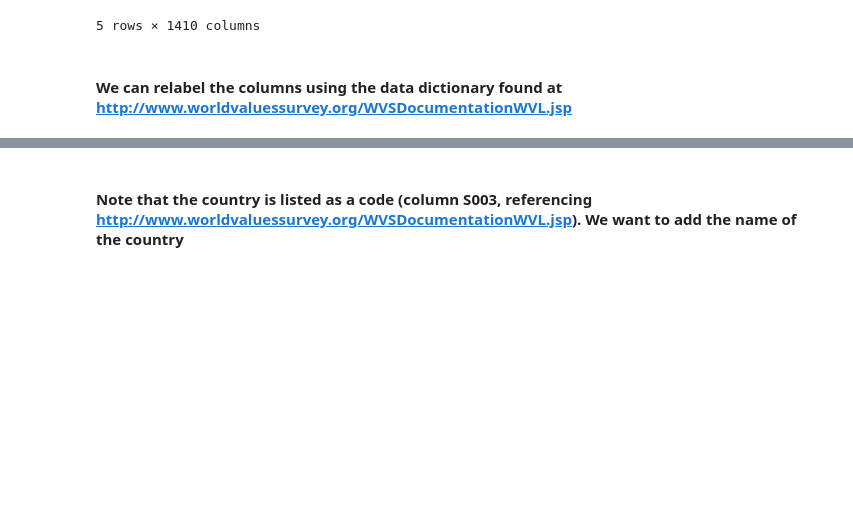
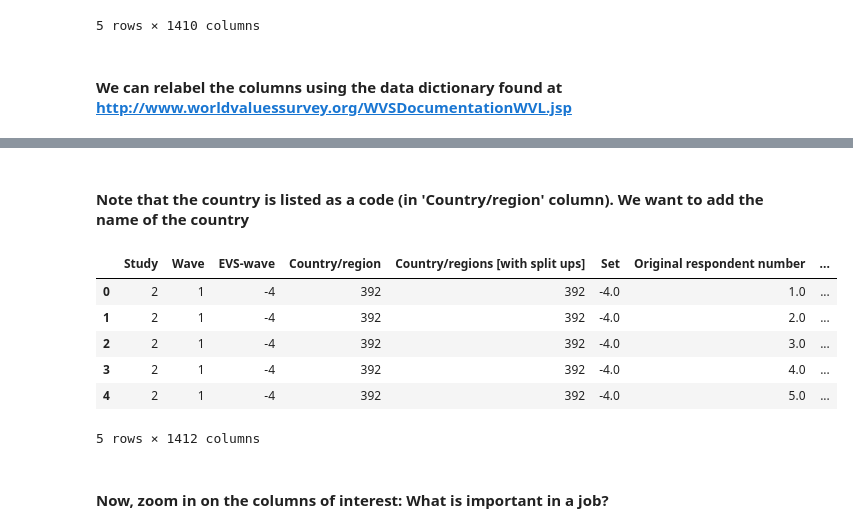
Before and after one commit to viviennehay/DSI-Project-5, a Jupyter notebook: World Values -- Full dataset.ipynb, the cells around one changed output, grey strips where cells are left out. Drawn from its saved outputs; the diff is of its cells as text; code cells hidden in the pictures; blank space fills up the shorter version.

```diff
--- a/World Values -- Full dataset.ipynb
+++ b/World Values -- Full dataset.ipynb
@@ -55,4 +43,4 @@ column_name_map = dict(zip(column_labels_from))
 new_column_labels = []
 
 for i in df.columns:
-    new_column_labels.append(column_name_map.get(i.lower(), i))
+    new_column_labels.append(column_map_dictionary.get(i, i))
@@ -61,4 +47,9 @@ NameError: name 'column_name_map' is not defined
+# %%
+new_column_labels2 = []
+
+for i in new_column_labels:
+    new_column_labels2.append(column_map_dictionary.get(i.lower(), i))
 # %%
-df.columns = new_column_labels
+df.columns = new_column_labels2
 # %%
 df.head()
@@ -65,5 +64,5 @@ df.head()
 # %% [markdown]
-#### Note that the country is listed as a code (column S003, referencing http://www.worldvaluessurvey.org/WVSDocumentationWVL.jsp). We want to add the name of the country
+#### Note that the country is listed as a code (in 'Country/region' column). We want to add the name of the country
 # %%
 # Turn each country/ code combination into an item in a list, by splitting on new lines
 country_list = country_list.split('\n')
@@ -80,7 +79,15 @@ country_dictionary = {'country_code': country_code_list, 'country_name': country
 country_lookup = pd.DataFrame(country_dictionary)
 # %%
 # Merge country names into original dataframe
-df['S003'] = df['S003'].astype(int) # match dtypes
+df['Country/region'] = df['Country/region'].astype(int) # match dtypes
 country_lookup['country_code'] = country_lookup['country_code'].astype(int)
-df = pd.merge(df, country_lookup, left_on='S003', right_on='country_code', how = 'left')
+df = pd.merge(df, country_lookup, left_on='Country/region', right_on='country_code', how = 'left')
 df.head()
+# %% [output]
+|  | Study | Wave | EVS-wave | Country/region | Country/regions [with split ups] | Set | Original respondent number | ... |
+| 0 | 2 | 1 | -4 | 392 | 392 | -4.0 | 1.0 | ... |
+| 1 | 2 | 1 | -4 | 392 | 392 | -4.0 | 2.0 | ... |
+| 2 | 2 | 1 | -4 | 392 | 392 | -4.0 | 3.0 | ... |
+| 3 | 2 | 1 | -4 | 392 | 392 | -4.0 | 4.0 | ... |
+| 4 | 2 | 1 | -4 | 392 | 392 | -4.0 | 5.0 | ... |
+5 rows × 1412 columns
@@ -89,0 +94,2 @@ df['year'] = df['S025']%10000
+# %% [markdown]
+#### Now, zoom in on the columns of interest:  What is important in a job?
```
Also changed, not shown: parts of 17 cells of this notebook, 1 other file.
